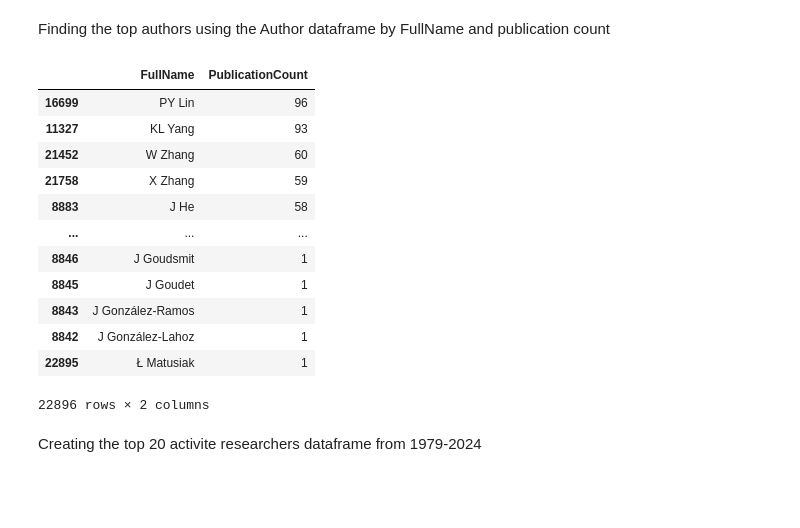
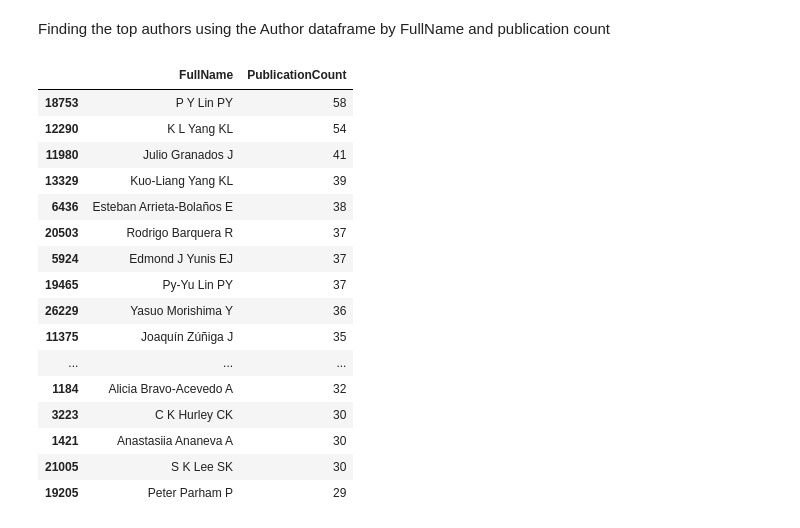
Before and after one commit to catcarroll98/skills-assessment-2, a Jupyter notebook: skillspresentation.ipynb, the cells around one changed output. Drawn from its saved outputs; the diff is of its cells as text; code cells hidden in the pictures; blank space fills up the shorter version.

```diff
--- a/skillspresentation.ipynb
+++ b/skillspresentation.ipynb
@@ -182,3 +278,0 @@ dtype: int64
-# %%
-#filling the affiliation columns
-author_df["AuthorAffiliation"] = author_df["AuthorAffiliation"].fillna(method='ffill')
@@ -197,3 +279,8 @@ dtype: int64
 # %%
 # Extract the initial from the 'Forename' column
-author_df['AuthorInitials'] =author_df['AuthorForename'].apply(lambda x: x[0] if pd.notnull(x) else '')
+# Create a copy of the DataFrame slice to ensure it's a separate object
+author_df = author_df.copy()
+
+# Now perform the operation
+author_df.loc[:, 'AuthorInitials'] = author_df['AuthorForename'].apply(lambda x: x[0] if pd.notnull(x) else '')
+author_df
@@ -211,12 +315,3 @@ AuthorAffiliation    0
 dtype: int64
 # %% [markdown]
 Adding the column FullName by adding Forename and Lastname of the researchers using astype(str) to find the Publication count for the analysis part.
-# %%
-# creating copy dataframe for authors to avoid copy slice errors because it was showing error like that while running without the copy dataframe
-author_df = author_df.copy()
-
-#Creating the full name column
-author_df['FullName'] = author_df['AuthorForename'].astype(str) + ' ' + author_df['AuthorLastname'].astype(str) + ' ' + author_df['AuthorInitials']
-
-# Displaying the DataFrame with the 'FullName' column
-author_df
@@ -238,7 +319,7 @@ author_df
 Clearing the missing value rows based on the unavilability of data(PMID,AuthorForname,AuthorLastname and AuthorInitials)
 # %%
 # Dropping rows where 'PMID', 'Year', 'AuthorForename', or 'AuthorLastname' are missing in the authors dataframe
-authors_df = author_df.dropna(subset=['PMID','AuthorForename', 'AuthorLastname','AuthorInitials'])
+authors_df = author_df.dropna(subset=['AuthorForename','AuthorAffiliation'])
 missing_values_cleaned_authors = authors_df.isnull().sum()
 IPD.display(missing_values_cleaned_authors)
 # %% [output]
@@ -331,23 +426,26 @@ Finding the top authors using the Author dataframe by FullName and publication c
 # %%
 # Counting publications for each author considering their FullName
 full_name_publication_counts = authors_df.groupby(['FullName']).size().reset_index(name='PublicationCount')
 
-# Sorting the authors based on their publication count from the year 1999-2024
+# Sorting the authors based on their publication count from the year 2000-2024
 Publication_counts = full_name_publication_counts.sort_values(by='PublicationCount', ascending=False)
-Publication_counts
+Publication_trend_top_20= Publication_counts.head(20)
+Publication_trend_top_20
 # %% [output]
 |  | FullName | PublicationCount |
-| 16699 | PY Lin | 96 |
-| 11327 | KL Yang | 93 |
-| 21452 | W Zhang | 60 |
-| 21758 | X Zhang | 59 |
-| 8883 | J He | 58 |
+| 18753 | P Y Lin PY | 58 |
+| 12290 | K L Yang KL | 54 |
+| 11980 | Julio Granados J | 41 |
+| 13329 | Kuo-Liang Yang KL | 39 |
+| 6436 | Esteban Arrieta-Bolaños E | 38 |
+| 20503 | Rodrigo Barquera R | 37 |
+| 5924 | Edmond J Yunis EJ | 37 |
+| 19465 | Py-Yu Lin PY | 37 |
+| 26229 | Yasuo Morishima Y | 36 |
+| 11375 | Joaquín Zúñiga J | 35 |
 | ... | ... | ... |
-| 8846 | J Goudsmit | 1 |
-| 8845 | J Goudet | 1 |
-| 8843 | J González-Ramos | 1 |
-| 8842 | J González-Lahoz | 1 |
-| 22895 | Ł Matusiak | 1 |
+| 1184 | Alicia Bravo-Acevedo A | 32 |
+| 3223 | C K Hurley CK | 30 |
+| 1421 | Anastasiia Ananeva A | 30 |
+| 21005 | S K Lee SK | 30 |
+| 19205 | Peter Parham P | 29 |
-22896 rows × 2 columns
-# %% [markdown]
-Creating the top 20 activite researchers dataframe from 1979-2024
```
Also changed, not shown: parts of 37 cells of this notebook.
